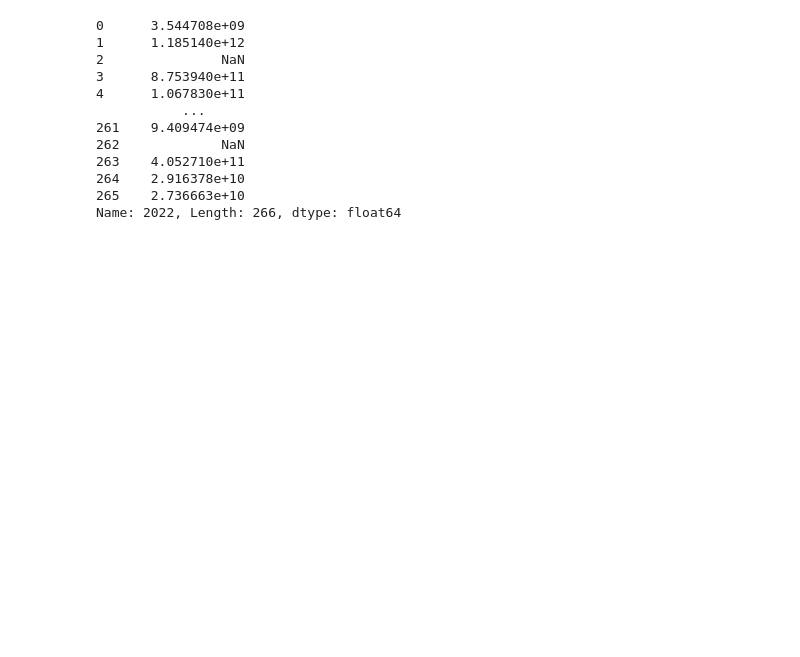
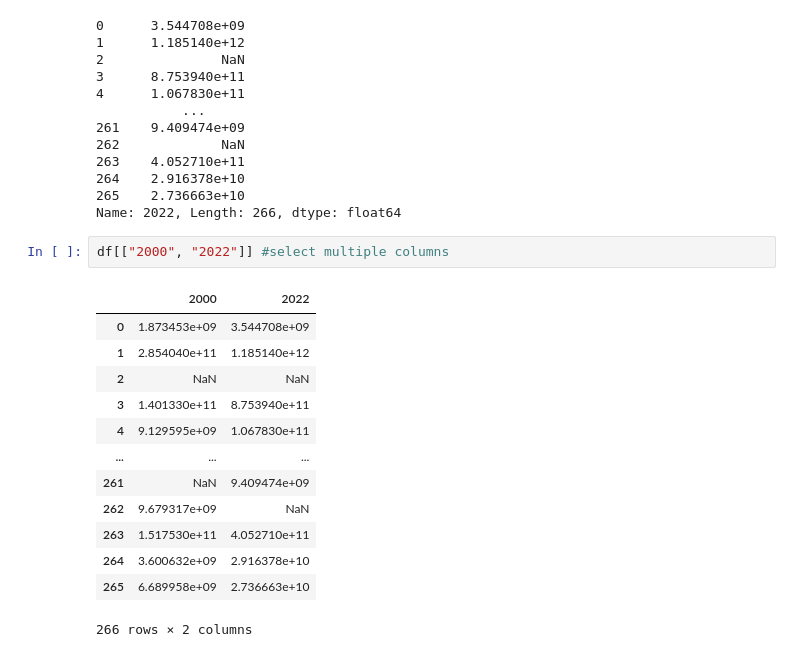
Before and after one commit to moinecon/data_science_python, a Jupyter notebook: pandas.ipynb, the cells around one changed output. Cells and saved outputs as stored; diff of their text form; blank space fills up the shorter version.

```diff
--- a/pandas.ipynb
+++ b/pandas.ipynb
@@ -217,3 +217,19 @@ df["2022"] #select the particular 'col_name'
 264    2.916378e+10
 265    2.736663e+10
 Name: 2022, Length: 266, dtype: float64
+# %%
+df[["2000", "2022"]] #select multiple columns
+# %% [output]
+|  | 2000 | 2022 |
+| 0 | 1.873453e+09 | 3.544708e+09 |
+| 1 | 2.854040e+11 | 1.185140e+12 |
+| 2 | NaN | NaN |
+| 3 | 1.401330e+11 | 8.753940e+11 |
+| 4 | 9.129595e+09 | 1.067830e+11 |
+| ... | ... | ... |
+| 261 | NaN | 9.409474e+09 |
+| 262 | 9.679317e+09 | NaN |
+| 263 | 1.517530e+11 | 4.052710e+11 |
+| 264 | 3.600632e+09 | 2.916378e+10 |
+| 265 | 6.689958e+09 | 2.736663e+10 |
+266 rows × 2 columns
```
Also changed, not shown: parts of 3 cells of this notebook.
